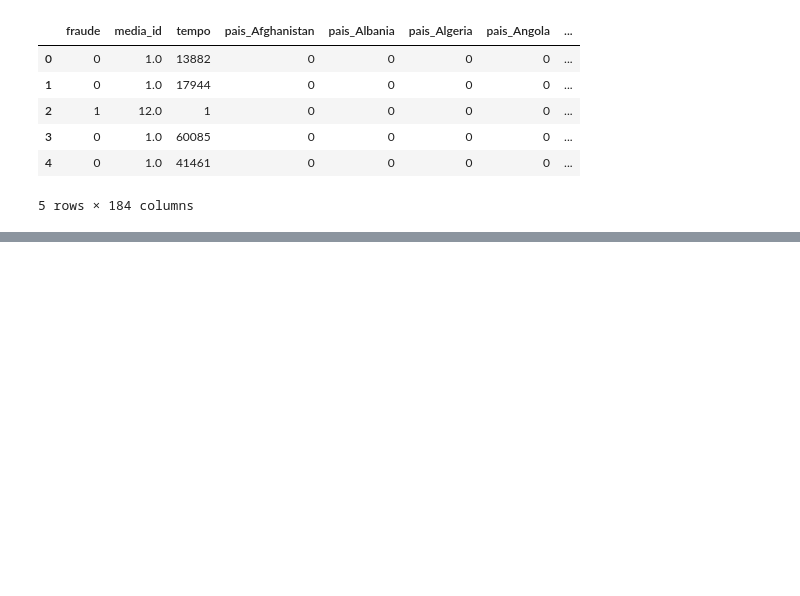
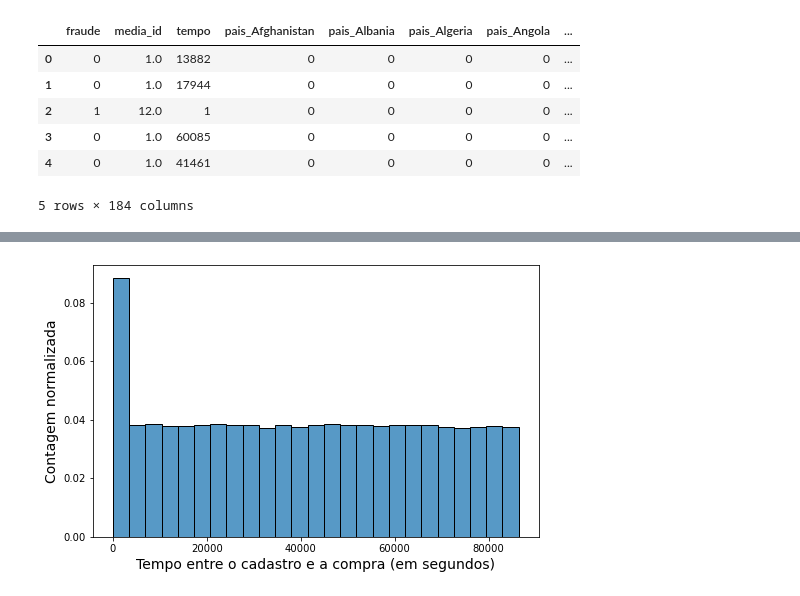
Before and after one commit to guilhermebap/Data-science-personal-study, a Jupyter notebook: Alura/Estudo de casos/Detecção de fraudes/Main.ipynb, the cells around one changed output, grey strips where cells are left out. Saved outputs shown, nothing was run; the diff lists cells and outputs as text; code cells hidden in the pictures; blank space fills up the shorter version.

```diff
--- a/Alura/Estudo de casos/Detecção de fraudes/Untitled.ipynb
+++ b/Alura/Estudo de casos/Detecção de fraudes/Main.ipynb
@@ -448,0 +476,8 @@ fraude_df.head()
+# %%
+fig, ax = plt.subplots(figsize=(8,5))
+ax = sns.histplot(data=fraude_df, x='tempo', stat='probability', bins=25)
+ax.set_xlabel('Tempo entre o cadastro e a compra (em segundos)', fontsize=14)
+ax.set_ylabel('Contagem normalizada', fontsize=14)
+plt.show()
+# %% [output]
+[figure, added]
```
Also changed, not shown: parts of 26 cells of this notebook, 22 other files.
